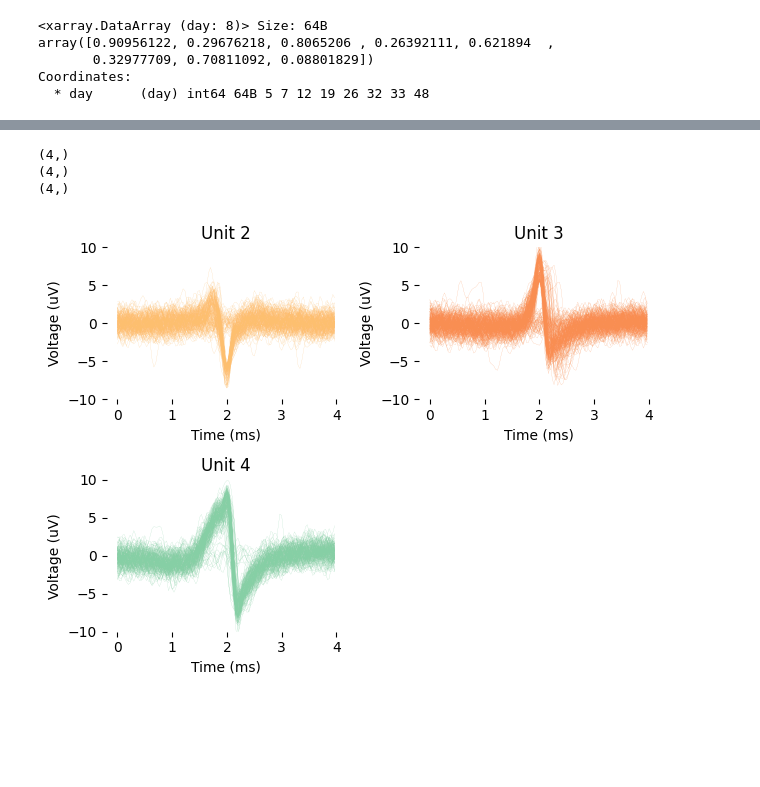
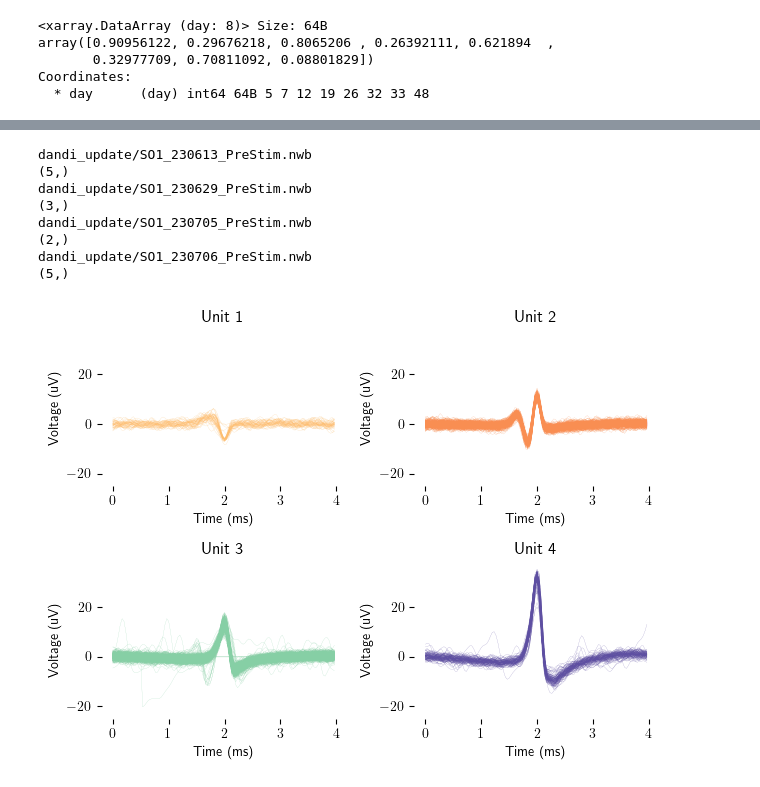
Before and after one commit to organoid-intelligence/neuralmodulation_shell_meas, a Jupyter notebook: notebooks/fig3.ipynb, the cells around one changed output, grey strips where cells are left out. Saved outputs shown, nothing was run; the diff lists cells and outputs as text; code cells hidden in the pictures; blank space fills up the shorter version.

Commit message:
updates to include subfigure for 4 exemplar units

```diff
--- a/notebooks/fig3.ipynb
+++ b/notebooks/fig3.ipynb
@@ -734,7 +578,7 @@ days = ['Day 5', 'Day 7', 'Day 12', 'Day 19', 'Day 26', 'Day 32', 'Day 33', 'Day
 
 date_values = ['0613','0615','0620','0622','0629','0705','0706','0721']
 
-fpath_spikes = '/PATH_TO_DATA/figure3/'
+fpath_spikes = '/Path/to/DANDI/data/fig3/'
 fs = 30000
 n_units = []
 mean_spike_rate = []
@@ -867,7 +711,7 @@ for day, day_da in spikes_da.groupby('day'):
             num_interms = int((day-start)/wlen)
             print(start)
             for i in np.arange(num_interms):
-                ind_bin = [day_da.copy(data = np.zeros((len(day_da['unit']),)))]
+                ind_bin = [day_da.copy(data = np.zeros((1,len(day_da['unit']))))]
                 d_da = xr.concat(ind_bin, dim='day')
                 n = start + int(wlen/2) + 1
                 bin_str = f'{n:02}'+r'$\pm$'+f'{int(wlen/2)}'
@@ -1186,7 +921,7 @@ def pull_spike_data(fpath, recording, nwbfile, unit, bandpass = True, freqmin =
     spike_times (array): 1D array of spike times for given unit
     '''
     # get raw recording data
-    nwb_rec = se.read_nwb(fpath+'NWBFiles/'+nwbfile)
+    nwb_rec = se.read_nwb(fpath+nwbfile)
     #rec_data = pd.DataFrame(nwb_rec.get_traces())
     if(bandpass):
         nwb_rec_filtered = spre.bandpass_filter(nwb_rec, freq_min=freqmin, freq_max=freqmax)
@@ -1197,9 +932,7 @@ def pull_spike_data(fpath, recording, nwbfile, unit, bandpass = True, freqmin =
                                         list_triggers=stimulation_trigger_frames[0].tolist(),
                                         ms_before=10, ms_after=10)
 
-    # get spike data
-    #spike_amps = np.load(fpath+f'spikingdata/{recording}waveforms_folder/spike_amplitudes/amplitude_segment_0.npy')
-    #print(spike_amps)
+
     spike_times = np.load(fpath+f'{recording}', allow_pickle=True)
 
     #if(spike_amps.size == spike_times[0].size):
@@ -1210,58 +941,73 @@ fpath = '/PATH_TO_DATA/figure3/'
+# %%
+fpath = '/Path/to/DANDI/data/'
 # %%
-# merge units 2 + 4
-# real units: 1, 2/4, 3
+# Plot 4 representative units
+recordings = ['SO1_230613_PreStim.nwb', 'SO1_230615_PreStim.nwb', 'SO1_230620_PreStim.nwb',
+              'SO1_230622_PreStim.nwb', 'SO1_230629_PreStim.nwb', 'SO1_230705_PreStim.nwb',
+              'SO1_230706_PreStim.nwb', 'SO1_230718_WestPreStim.nwb', 'SO1_230721_PreStim.nwb']
+short_days = [days[0],days[4],days[5],days[6]]
+short_recordings = [recordings[0],recordings[4],recordings[5],recordings[6]]
 
 # say 20 ms window
 
 fig, axes = plt.subplots(2,2, layout='tight')
 
-units = [[1], [2], [3]]
-channels = [2, 2, 2]
+files = ['dandi_update/SO1_230613_PreStim.nwb', 'dandi_update/SO1_230629_PreStim.nwb', 'dandi_update/SO1_230705_PreStim.nwb', 'dandi_update/SO1_230706_PreStim.nwb']
+spike_files = ['fig3/spikingdata_curated/SO1_230613spikes_cleaned.npy', 'fig3/spikingdata_curated/SO1_230629spikes_cleaned.npy', 'fig3/spikingdata_updated/SO1_230705spikes.npy', 'fig3/spikingdata_curated/SO1_230706spikes_cleaned.npy']
+units = [[2], [1], [0], [4]]
+channels = [1, 2, 2, 2]
 
 cmap = matplotlib.cm.get_cmap('Spectral')
-cmaps = [cmap(1/3), cmap(1.5/6), cmap(3/4)]
+cmaps = [cmap(1/3), cmap(1.5/6), cmap(3/4), cmap(4/4)]
 
 times = np.arange(0, 4, 1/30)
-
-for unit, spikechan, ax, color in zip(units, channels, axes.flatten(), cmaps):
+unit_count=0
+for unit, spikechan, ax, color, file, spike_file in zip(units, channels, axes.flatten(), cmaps, files, spike_files):
     #if len(unit)==1:
-    spiketimes, nwb = pull_spike_data(fpath, 'spikingdata/SO1_230622spikes.npy', 'SO1_230622_Full.nwb', unit[0])
+    print(file)
+    spiketimes, nwb = pull_spike_data(fpath, spike_file, file, unit[0])
     traces = nwb.get_traces()
 
     for spiketime in spiketimes:
-        ax.plot(times, traces[spiketime-60:spiketime+60, spikechan], color = color,linewidth=0.1)
+        if (len(traces[spiketime-60:spiketime+60, spikechan])==len(times)): #Only loading prestim file for this plot
+            ax.plot(times, traces[spiketime-60:spiketime+60, spikechan], color = color,linewidth=0.1)
 
-    ax.set_title(f'Unit {unit[0]+1}')
+    ax.set_title(f'Unit {unit_count+1}')
+    unit_count += 1
 
 
 
     '''
     else:
-        spiketimes_1, nwb_1 = pull_spike_data(fpath, 'spikingdata/SO1_230622spikes.npy', 'SO1_230622_Full.nwb', unit[0])
-        spiketimes_2, nwb_2 = pull_spike_data(fpath, 'spikingdata/SO1_230622spikes.npy', 'SO1_230622_Full.nwb', unit[1])
+        spiketimes_1, nwb_1 = pull_spike_data(fpath, 'spikingdata/SO1_230622spikes.npy', 'SO1_230622_PreStim.nwb', unit[0])
+        spiketimes_2, nwb_2 = pull_spike_data(fpath, 'spikingdata/SO1_230622spikes.npy', 'SO1_230622_PreStim.nwb', unit[1])
 
         traces_1 = nwb_1.get_traces()
         for spiketime in spiketimes_1:
             ax.plot(times, traces_1[spiketime-60:spiketime+60, spikechan], color = color, linewidth=0.2)
 
         traces_2 = nwb_2.get_traces()
         for spiketime in spiketimes_2:
             ax.plot(times, traces_2[spiketime-60:spiketime+60, spikechan], color = color, linewidth=0.1)
 
         ax.set_title(f'Unit 2')
     '''
 
 
     ax.set_ylabel('Voltage (uV)')
     ax.set_xlabel('Time (ms)')
     ax.spines['top'].set_visible(False)
     ax.spines['right'].set_visible(False)
     ax.spines['bottom'].set_visible(False)
     ax.spines['left'].set_visible(False)
-    ax.set_ylim(-10, 10)
-axes.flatten()[3].set_visible(False)
+    ax.set_ylim(-25, 38)
 # %% [output]
-(4,)
-(4,)
-(4,)
+dandi_update/SO1_230613_PreStim.nwb
+(5,)
+dandi_update/SO1_230629_PreStim.nwb
+(3,)
+dandi_update/SO1_230705_PreStim.nwb
+(2,)
+dandi_update/SO1_230706_PreStim.nwb
+(5,)
-[figure, old version]
+[figure, new version]
```
Also changed, not shown: parts of 17 cells of this notebook.
